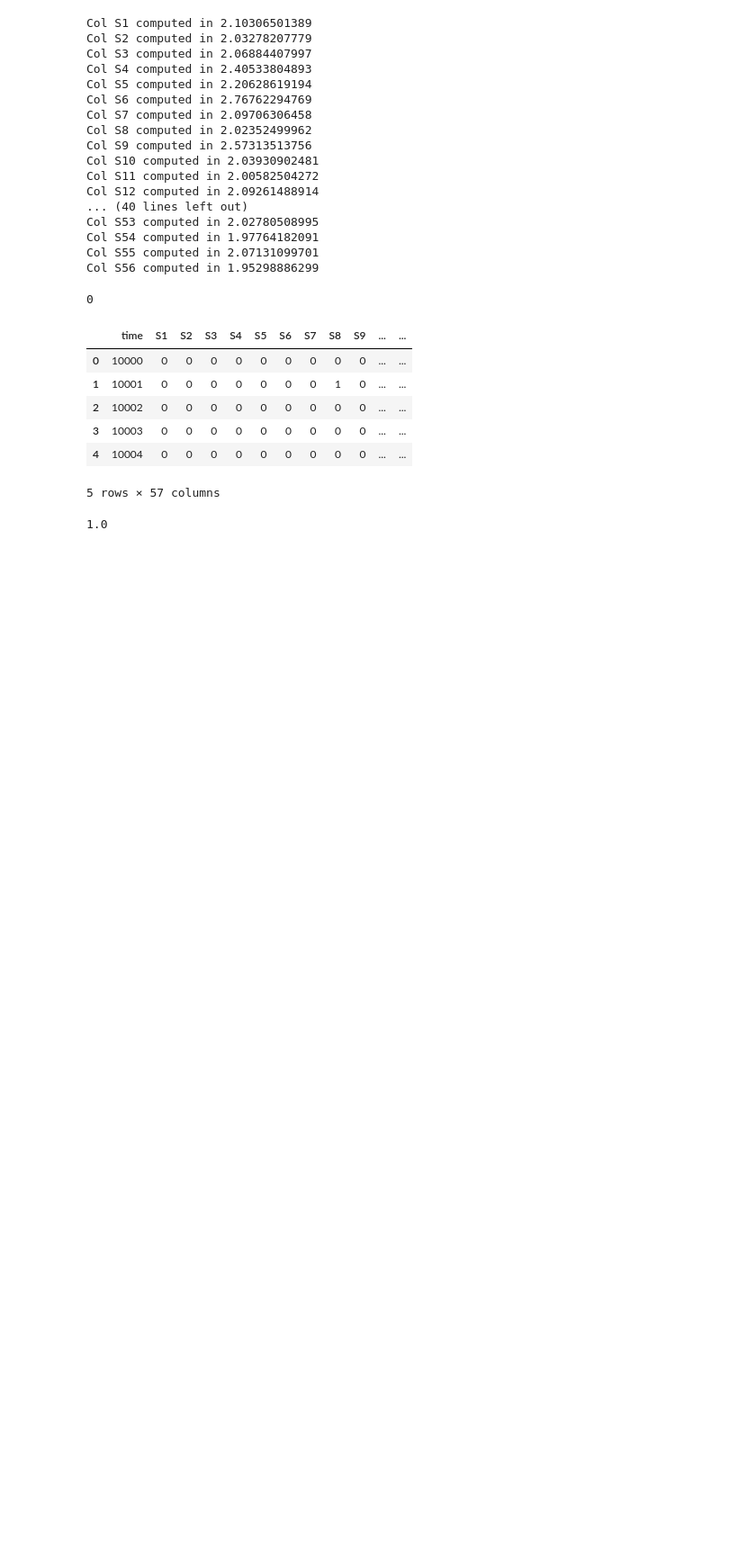
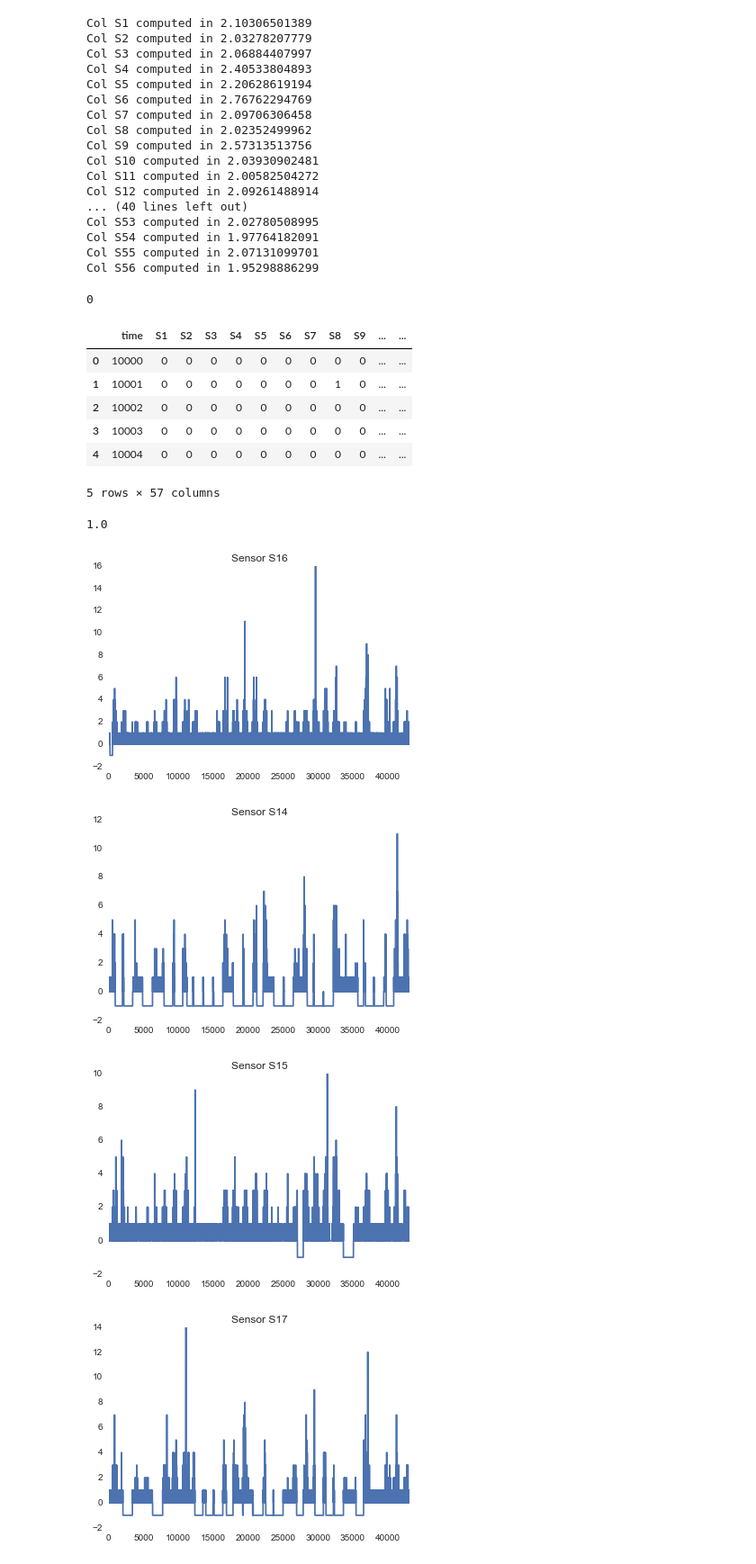
Before and after one commit to LeonhardFS/HumanFlow, a Jupyter notebook: Predictions_nico.ipynb, the cells around one changed output. Shown: that part at 90% size. Cells and saved outputs as stored; diff of their text form; code cells hidden in the pictures; blank space fills up the shorter version.

Commit message:
daily time

```diff
--- a/Predictions_nico.ipynb
+++ b/Predictions_nico.ipynb
@@ -208,3 +208,21 @@ df_train_neighbors.head()
 round(3./5)
 # %% [output]
 1.0
+# %%
+# ### Exploring the time data by sensor (to build feature)
+
+# Large grid (looking for pattern over the days)
+col = 'S16'
+df_train[col].plot()
+plt.title('Sensor {}'.format(col))
+plt.show()
+for n in adjacency_list[int(col[1:])]:
+    n_name = 'S'+str(n)
+    df_train[n_name].plot()
+    plt.title('Sensor {}'.format(n_name))
+    plt.show()
+# %% [output]
+[figure, added]
+[figure, added]
+[figure, added]
+[figure, added]
```
Also changed, not shown: parts of 7 cells of this notebook, 1 other file.
